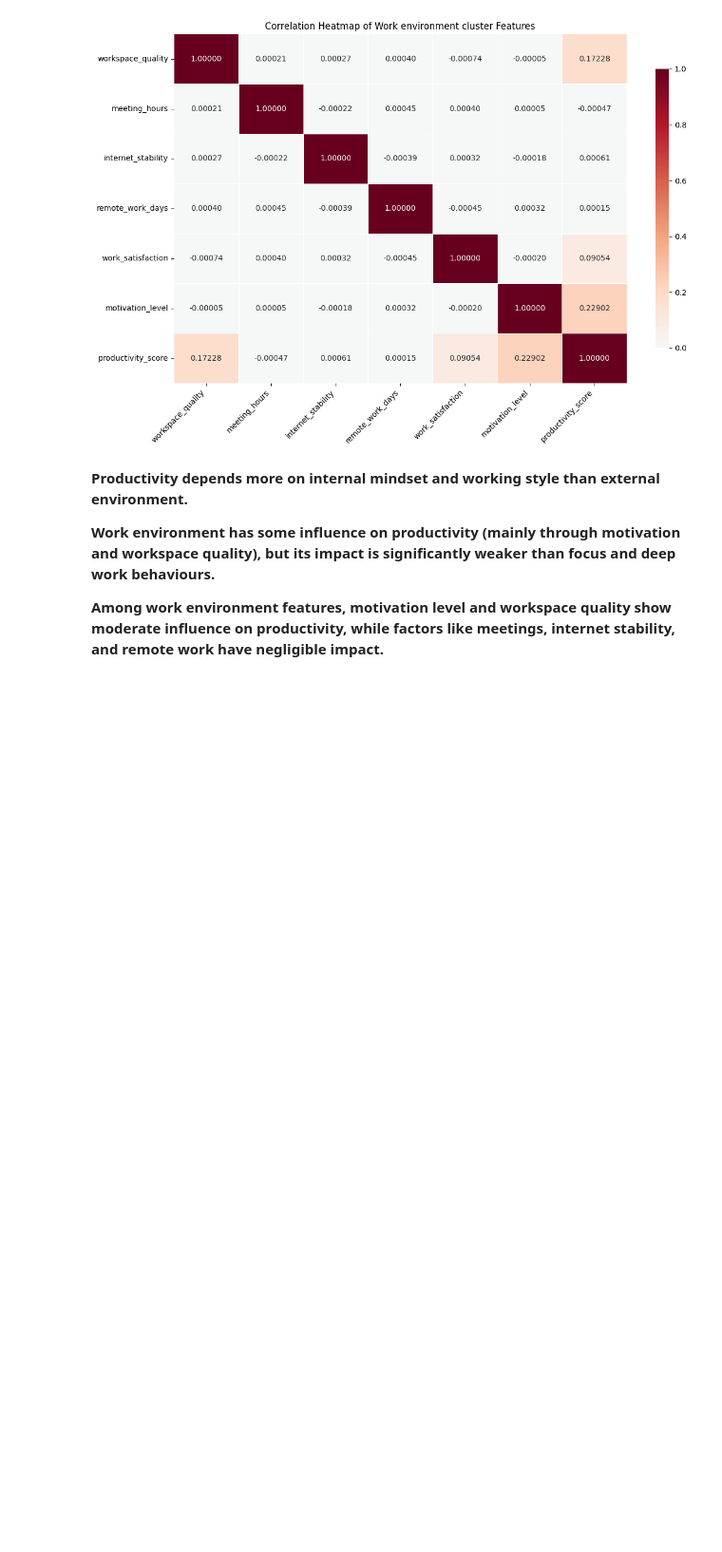
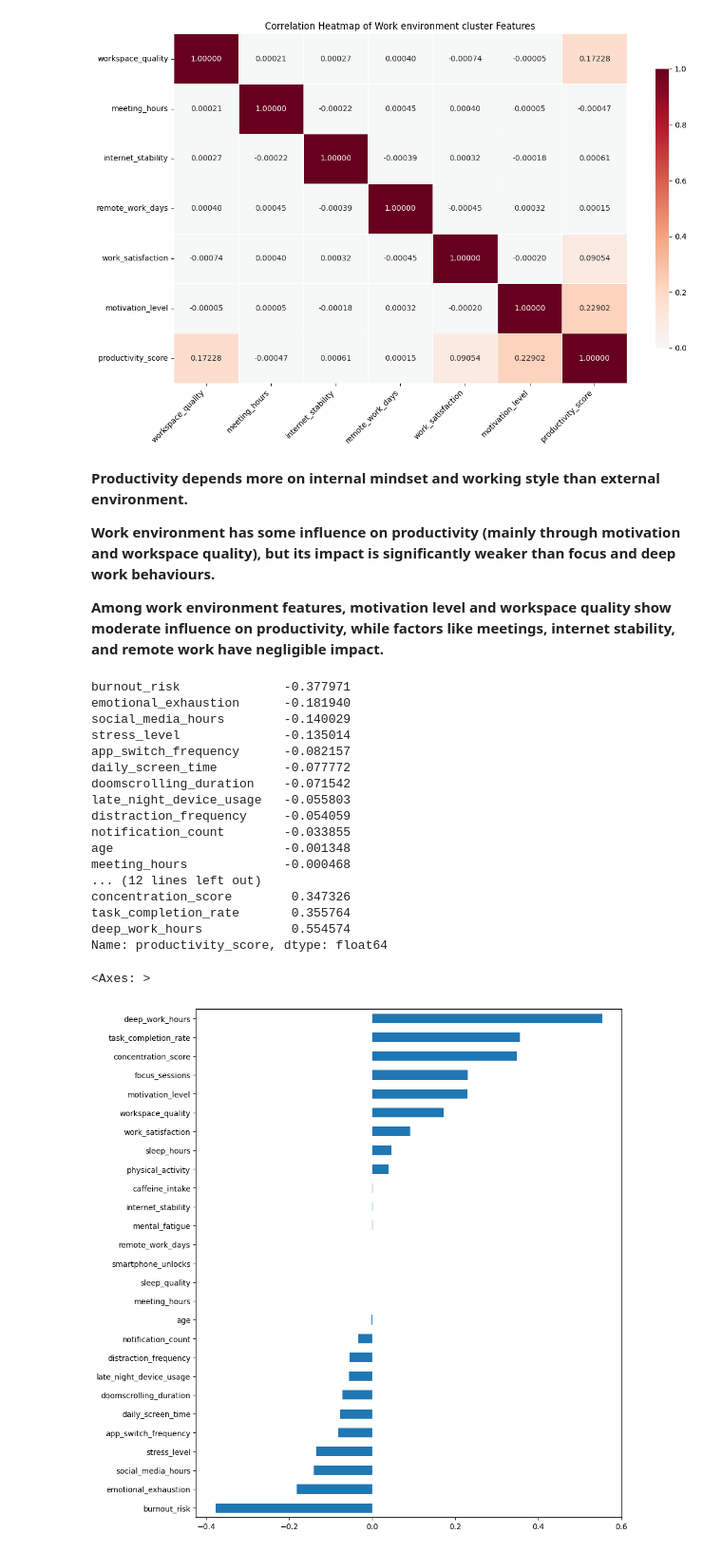
Before and after one commit to IAMLATI/Digital-Burnout-Productivity-Analytics, a Jupyter notebook: Digital_Burnout_&_Productivity_Analytics.ipynb, the cells around one changed output. Shown at 95% size. Saved outputs shown, nothing was run; the diff lists cells and outputs as text; code cells hidden in the pictures; blank space fills up the shorter version.

```diff
--- a/Digital_Burnout_&_Productivity_Analytics.ipynb
+++ b/Digital_Burnout_&_Productivity_Analytics.ipynb
@@ -494,3 +475,28 @@ plt.show()
 **Work environment has some influence on productivity (mainly through motivation and workspace quality), but its impact is significantly weaker than focus and deep work behaviours.**
 
 **Among work environment features, motivation level and workspace quality show moderate influence on productivity, while factors like meetings, internet stability, and remote work have negligible impact.**
+# %%
+corr = df.select_dtypes(include='number').corr()['productivity_score']
+corr = corr.drop(['productivity_score', 'user_id']).sort_values()
+print(corr)
+corr.plot.barh(figsize=(10, 12))
+# %% [output]
+burnout_risk              -0.377971
+emotional_exhaustion      -0.181940
+social_media_hours        -0.140029
+stress_level              -0.135014
+app_switch_frequency      -0.082157
+daily_screen_time         -0.077772
+doomscrolling_duration    -0.071542
+late_night_device_usage   -0.055803
+distraction_frequency     -0.054059
+notification_count        -0.033855
+age                       -0.001348
+meeting_hours             -0.000468
+... (12 lines left out)
+concentration_score        0.347326
+task_completion_rate       0.355764
+deep_work_hours            0.554574
+Name: productivity_score, dtype: float64
+<Axes: >
+[figure, added]
```
Also changed, not shown: parts of 46 cells of this notebook.
